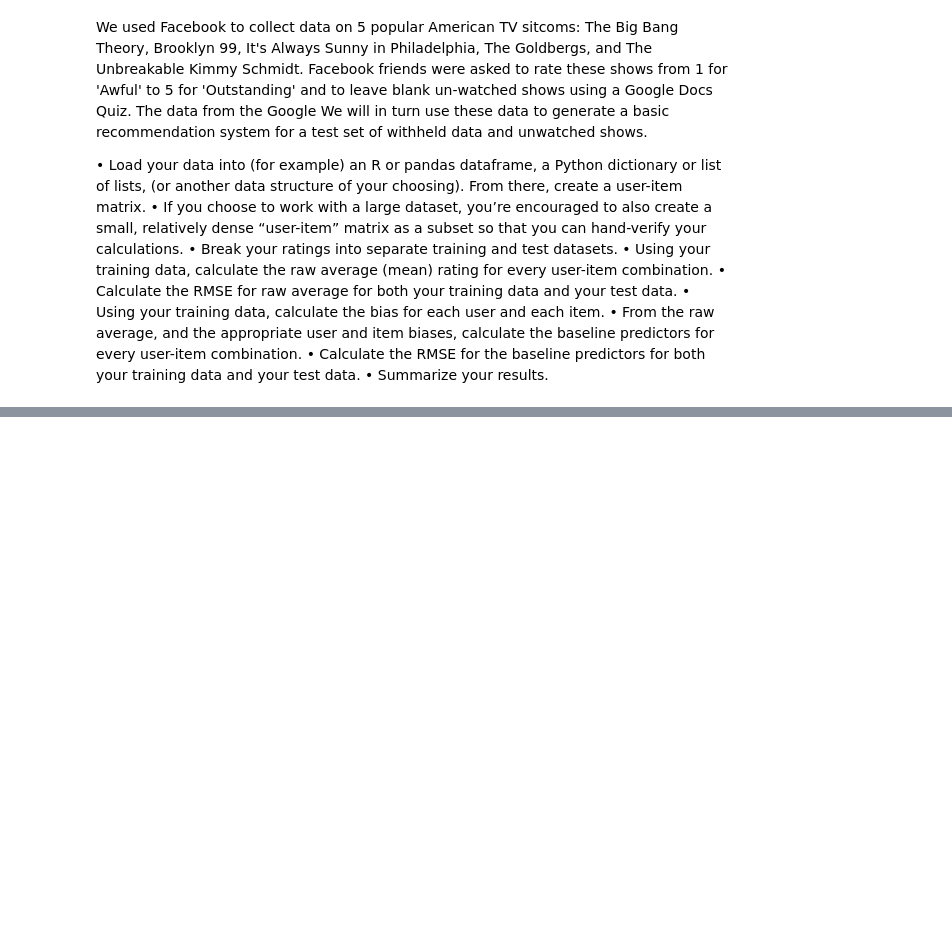
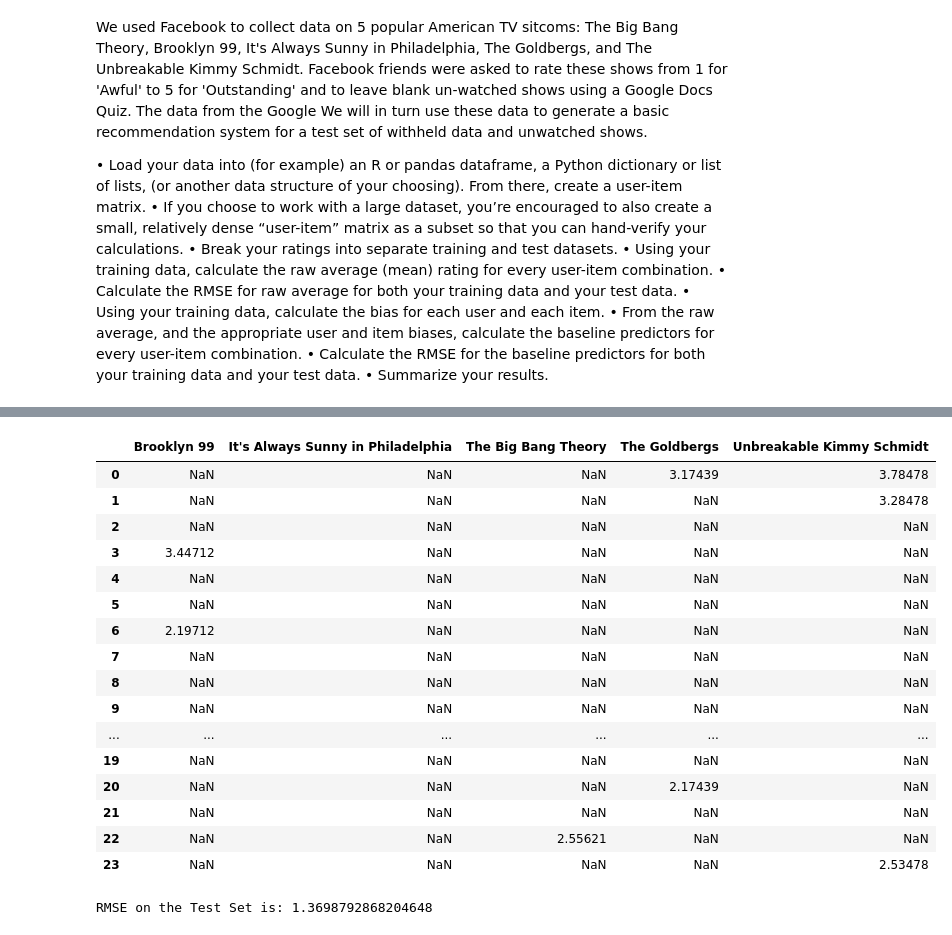
Before and after one commit to ncooper76/MSDA, a Jupyter notebook: DATA_643_Project1.ipynb, the cells around one changed output, grey strips where cells are left out. Cells and saved outputs as stored; diff of their text form; code cells hidden in the pictures; blank space fills up the shorter version.

```diff
--- a/DATA_643_Project1.ipynb
+++ b/DATA_643_Project1.ipynb
@@ -58,0 +117,7 @@ dtype: float64
+# %%
+tv_test_wide = tv_test.unstack().sort_index()
+tv_test_wide
+tv_test_col_means = tv_test_wide.mean(axis=0,skipna = True)
+print(str(tv_test_col_means))
+tv_test_row_means = tv_test_wide.mean(axis=1,skipna = True)
+print(str(tv_test_row_means))
@@ -58,0 +249,39 @@ dtype: float64
+# %%
+tv_pred_test = pd.DataFrame(index=tv_df.index, columns=tv_df.columns.values)
+tv_pred_test = tv_pred_test[sorted(tv_pred_test.columns)]
+tv_test_wide = tv_test_wide[sorted(tv_test_wide.columns)]
+tv_test_wide = tv_test_wide.reindex(tv_df.index)
+for l in range(0,len(user_bias)):
+    for k in range(0,len(show_bias)):
+        if math.isnan(tv_test_wide.iloc[l,k]):
+            continue
+        else:
+            tv_pred_test.iloc[l,k] = test_raw_ave + user_bias[l] + show_bias[k]
+            if tv_pred_test.iloc[l,k] < 1.0:
+                tv_pred_test.iloc[l,k] = 1.0
+            elif tv_pred_test.iloc[l,k] > 5.0:
+                tv_pred_test.iloc[l,k] = 5.0
+tv_pred_test
+# %% [output]
+|  | Brooklyn 99 | It's Always Sunny in Philadelphia | The Big Bang Theory | The Goldbergs | Unbreakable Kimmy Schmidt |
+| 0 | NaN | NaN | NaN | 3.17439 | 3.78478 |
+| 1 | NaN | NaN | NaN | NaN | 3.28478 |
+| 2 | NaN | NaN | NaN | NaN | NaN |
+| 3 | 3.44712 | NaN | NaN | NaN | NaN |
+| 4 | NaN | NaN | NaN | NaN | NaN |
+| 5 | NaN | NaN | NaN | NaN | NaN |
+| 6 | 2.19712 | NaN | NaN | NaN | NaN |
+| 7 | NaN | NaN | NaN | NaN | NaN |
+| 8 | NaN | NaN | NaN | NaN | NaN |
+| 9 | NaN | NaN | NaN | NaN | NaN |
+| ... | ... | ... | ... | ... | ... |
+| 19 | NaN | NaN | NaN | NaN | NaN |
+| 20 | NaN | NaN | NaN | 2.17439 | NaN |
+| 21 | NaN | NaN | NaN | NaN | NaN |
+| 22 | NaN | NaN | 2.55621 | NaN | NaN |
+| 23 | NaN | NaN | NaN | NaN | 2.53478 |
+# %%
+test_bias_rmse = mean_squared_error(tv_test, tv_pred_test.stack().sort_index())**0.5
+print("RMSE on the Test Set is: " + str(test_bias_rmse) + "\n")
+# %% [output]
+RMSE on the Test Set is: 1.3698792868204648
```
Also changed, not shown: parts of 13 cells of this notebook.
